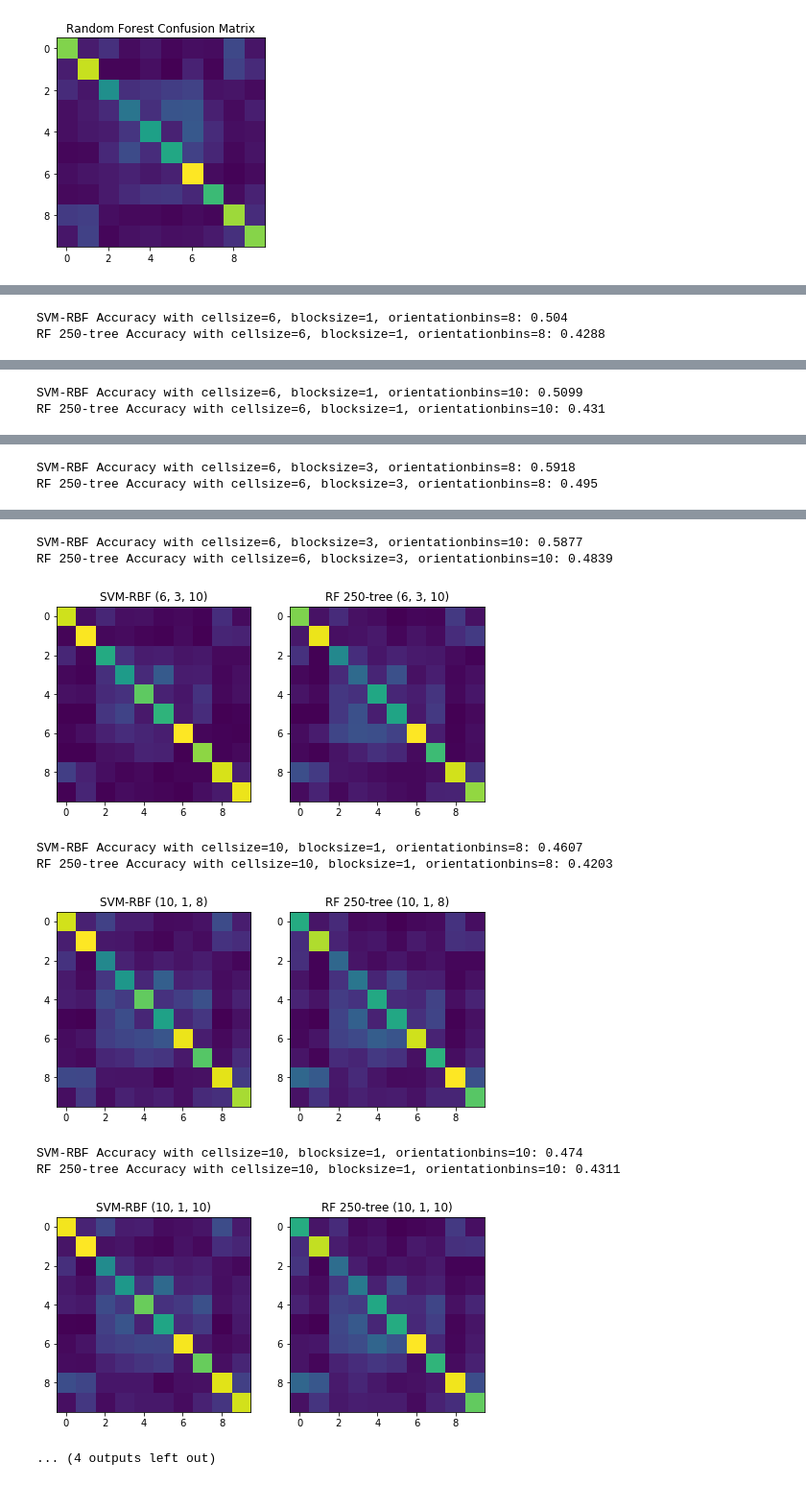
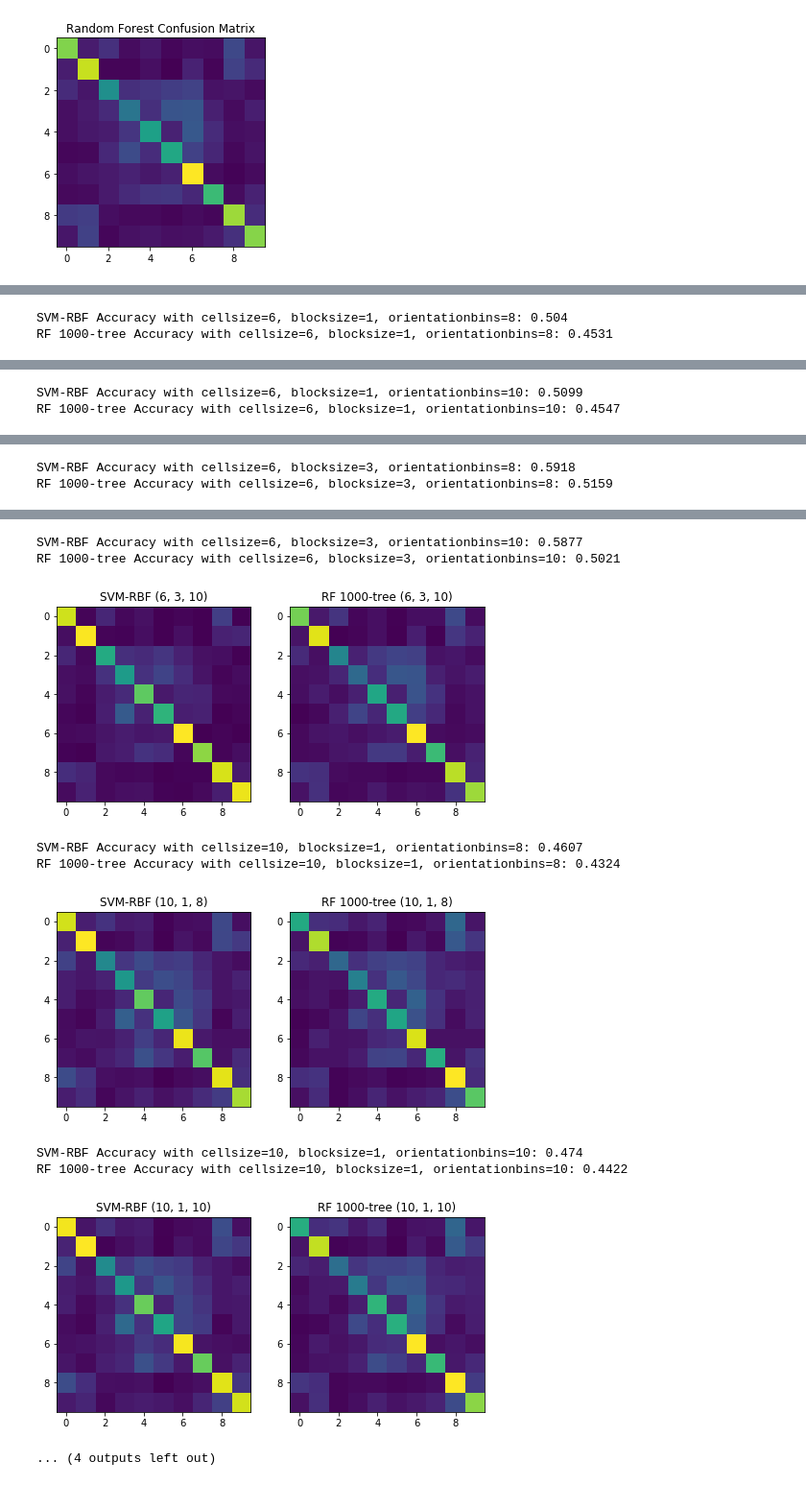
Before and after one commit to alexanderhale/ECSE415, a Jupyter notebook: Assignment_4/A4_Classifiers.ipynb, the cells around one changed output, grey strips where cells are left out. Shown at 96% size. Drawn from its saved outputs; the diff is of its cells as text; code cells hidden in the pictures.

```diff
--- a/Assignment_4/A4_Classifiers.ipynb
+++ b/Assignment_4/A4_Classifiers.ipynb
@@ -72,7 +72,7 @@ testMeanIntensityValues = np.empty((10000, 3))
 for index, (image, testImage) in enumerate(zip(imageData, testImageData)):
     for layer in range(3):
         meanIntensityValues[index][layer] = np.mean(image[:][:][layer])
-        testMeanIntensityValues[index][layer] = np.mean(testImageData[:][:][layer])
+        testMeanIntensityValues[index][layer] = np.mean(testImage[:][:][layer])
 print(meanIntensityValues.shape)
 print(testMeanIntensityValues.shape)
 # %% [output]
@@ -234,28 +325,28 @@ TODO Is there any particular class which is hard to classify for SVM but easier
 # %%
 svm_rbf_hogtest = svm.SVC(kernel='rbf', gamma='scale')
-rf250_hogtest = RandomForestClassifier(n_estimators=250, criterion='entropy')
+rf1000_hogtest = RandomForestClassifier(n_estimators=1000, criterion='entropy')
 variedHoGpredictions = np.empty((8, 2, 10000))   # saved in order of for loop
 
 index = 0
-for cellsize in [6, 10]:
-    for blocksize in [1, 3]:
-        for orientationbins in [8, 10]:
+for cellsize in [6, 8, 10]:
+    for blocksize in [1, 2, 3]:
+        for orientationbins in [8, 9, 10]:
             hogIterFeatures = np.asarray([hog(image, orientations=orientationbins, pixels_per_cell=(cellsize,cellsize), cells_per_block=(blocksize,blocksize)) for image in imageData])
             testHogIterFeatures = np.asarray([hog(testImage, orientations=orientationbins, pixels_per_cell=(cellsize,cellsize), cells_per_block=(blocksize,blocksize)) for testImage in testImageData])
 
             svm_rbf_hogtest.fit(hogIterFeatures, Y_trn)
-            rf250_hogtest.fit(hogIterFeatures, Y_trn)
+            rf1000_hogtest.fit(hogIterFeatures, Y_trn)
 
             svm_rbf_hogtest_predictions = svm_rbf_hogtest.predict(testHogIterFeatures)
-            rf250_hogtest_predictions = rf250_hogtest.predict(testHogIterFeatures)
+            rf1000_hogtest_predictions = rf1000_hogtest.predict(testHogIterFeatures)
             variedHoGpredictions[index][0] = svm_rbf_hogtest_predictions
-            variedHoGpredictions[index][1] = rf250_hogtest_predictions
+            variedHoGpredictions[index][1] = rf1000_hogtest_predictions
             print('SVM-RBF Accuracy with cellsize={}, blocksize={}, orientationbins={}: {}'.format(cellsize, blocksize, orientationbins, accuracy_score(Y_test, svm_rbf_hogtest_predictions)))
-            print('RF 250-tree Accuracy with cellsize={}, blocksize={}, orientationbins={}: {}'.format(cellsize, blocksize, orientationbins, accuracy_score(Y_test, rf250_hogtest_predictions)))
+            print('RF 1000-tree Accuracy with cellsize={}, blocksize={}, orientationbins={}: {}'.format(cellsize, blocksize, orientationbins, accuracy_score(Y_test, rf1000_hogtest_predictions)))
             plt.figure(figsize=(8, 4))
-            plt.subplot(121), plt.imshow(confusion_matrix(svm_rbf_hogtest_predictions, Y_test)), plt.title('SVM-RBF ({}, {}, {})'.format(cellsize, blocksize, orientationbins))
-            plt.subplot(122), plt.imshow(confusion_matrix(rf250_hogtest_predictions, Y_test)), plt.title('RF 250-tree ({}, {}, {})'.format(cellsize, blocksize, orientationbins))
+            plt.subplot(121), plt.imshow(confusion_matrix(Y_test, svm_rbf_hogtest_predictions)), plt.title('SVM-RBF ({}, {}, {})'.format(cellsize, blocksize, orientationbins))
+            plt.subplot(122), plt.imshow(confusion_matrix(Y_test, rf1000_hogtest_predictions)), plt.title('RF 1000-tree ({}, {}, {})'.format(cellsize, blocksize, orientationbins))
             plt.show()
 # %% [output]
 SVM-RBF Accuracy with cellsize=6, blocksize=1, orientationbins=8: 0.504
-RF 250-tree Accuracy with cellsize=6, blocksize=1, orientationbins=8: 0.4288
+RF 1000-tree Accuracy with cellsize=6, blocksize=1, orientationbins=8: 0.4531
@@ -263,2 +354,2 @@ RF 250-tree Accuracy with cellsize=6, blocksize=1, orientationbins=8: 0.4288
 SVM-RBF Accuracy with cellsize=6, blocksize=1, orientationbins=10: 0.5099
-RF 250-tree Accuracy with cellsize=6, blocksize=1, orientationbins=10: 0.431
+RF 1000-tree Accuracy with cellsize=6, blocksize=1, orientationbins=10: 0.4547
@@ -266,2 +357,2 @@ RF 250-tree Accuracy with cellsize=6, blocksize=1, orientationbins=10: 0.431
 SVM-RBF Accuracy with cellsize=6, blocksize=3, orientationbins=8: 0.5918
-RF 250-tree Accuracy with cellsize=6, blocksize=3, orientationbins=8: 0.495
+RF 1000-tree Accuracy with cellsize=6, blocksize=3, orientationbins=8: 0.5159
@@ -269,10 +360,10 @@ RF 250-tree Accuracy with cellsize=6, blocksize=3, orientationbins=8: 0.495
 SVM-RBF Accuracy with cellsize=6, blocksize=3, orientationbins=10: 0.5877
-RF 250-tree Accuracy with cellsize=6, blocksize=3, orientationbins=10: 0.4839
+RF 1000-tree Accuracy with cellsize=6, blocksize=3, orientationbins=10: 0.5021
-[figure, old version]
+[figure, new version]
 SVM-RBF Accuracy with cellsize=10, blocksize=1, orientationbins=8: 0.4607
-RF 250-tree Accuracy with cellsize=10, blocksize=1, orientationbins=8: 0.4203
+RF 1000-tree Accuracy with cellsize=10, blocksize=1, orientationbins=8: 0.4324
-[figure, old version]
+[figure, new version]
 SVM-RBF Accuracy with cellsize=10, blocksize=1, orientationbins=10: 0.474
-RF 250-tree Accuracy with cellsize=10, blocksize=1, orientationbins=10: 0.4311
+RF 1000-tree Accuracy with cellsize=10, blocksize=1, orientationbins=10: 0.4422
-[figure, old version]
+[figure, new version]
 ... (4 outputs left out)
```
Also changed, not shown: parts of 27 cells of this notebook.
